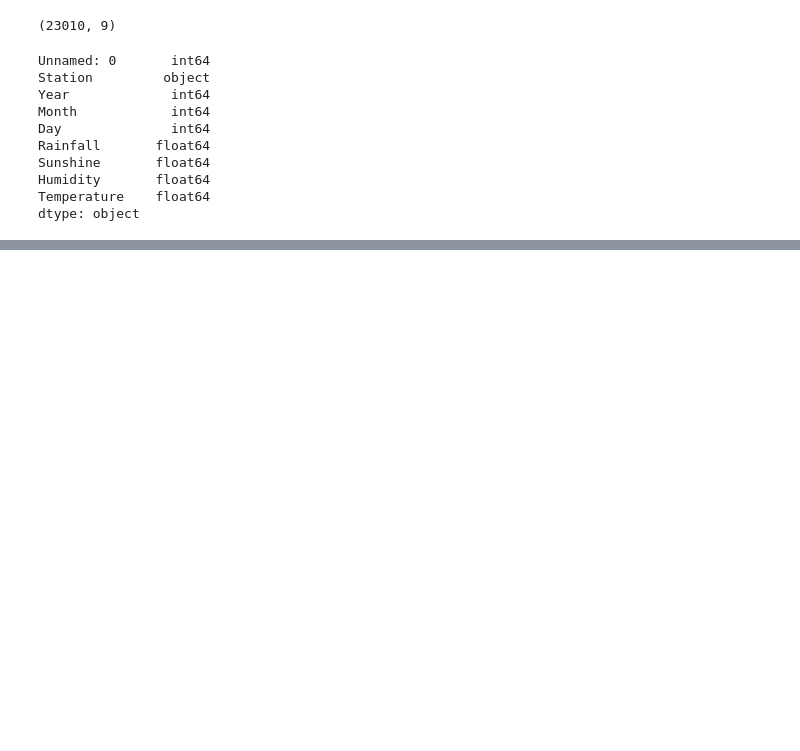
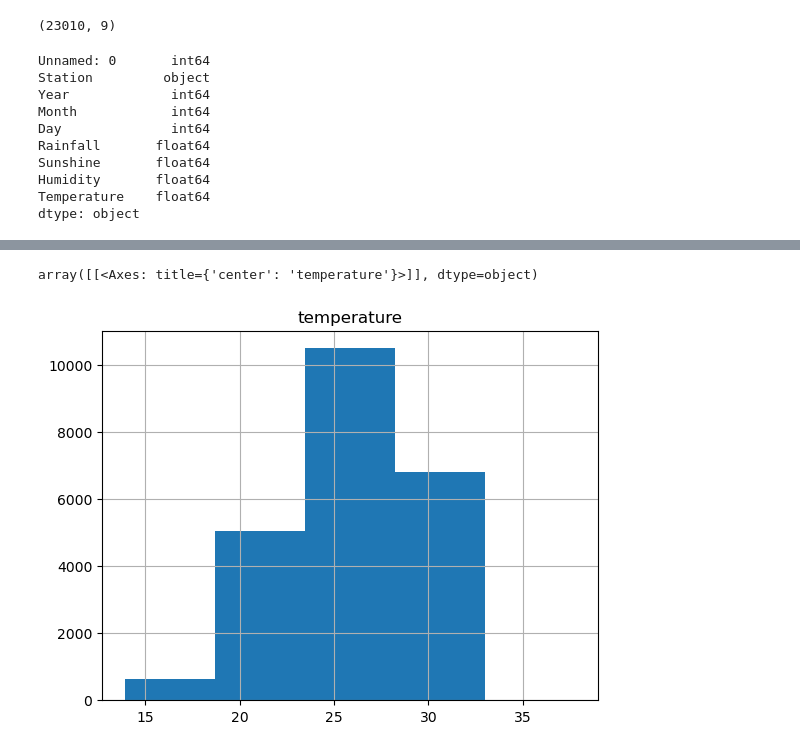
Before and after one commit to tanvirulislam149/ML_tutorial, a Jupyter notebook: Module_2.ipynb, the cells around one changed output, grey strips where cells are left out. Drawn from its saved outputs; the diff is of its cells as text; code cells hidden in the pictures; blank space fills up the shorter version.

```diff
--- a/Module_2.ipynb
+++ b/Module_2.ipynb
@@ -244,3 +244,5 @@ Sunshine       float64
 Humidity       float64
 Temperature    float64
 dtype: object
+# %%
+df.columns = ["num_value", "station", "year", "month", "day", "rainfall", "sunshine", "humidity", "temperature"]  # can change the column names like this
@@ -246,0 +340,6 @@ dtype: object
+# %%
+# histogram for numeric value and bar charts for categorical value
+df.hist(column=['temperature'], bins = 5)
+# %% [output]
+array([[<Axes: title={'center': 'temperature'}>]], dtype=object)
+[figure, added]
```
Also changed, not shown: parts of 6 cells of this notebook.
